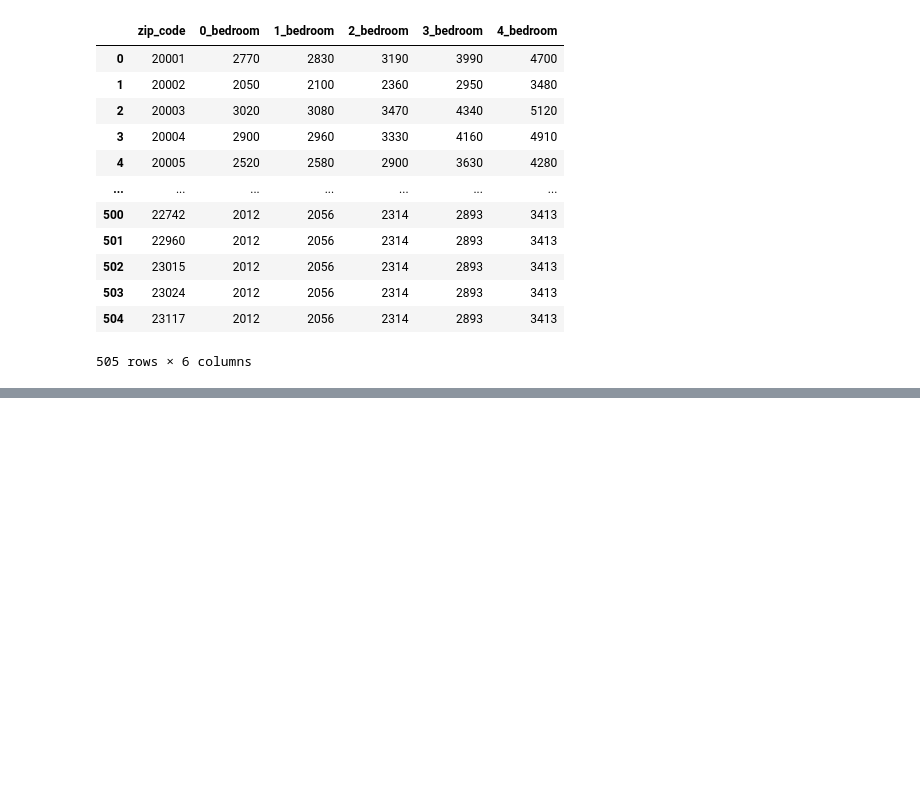
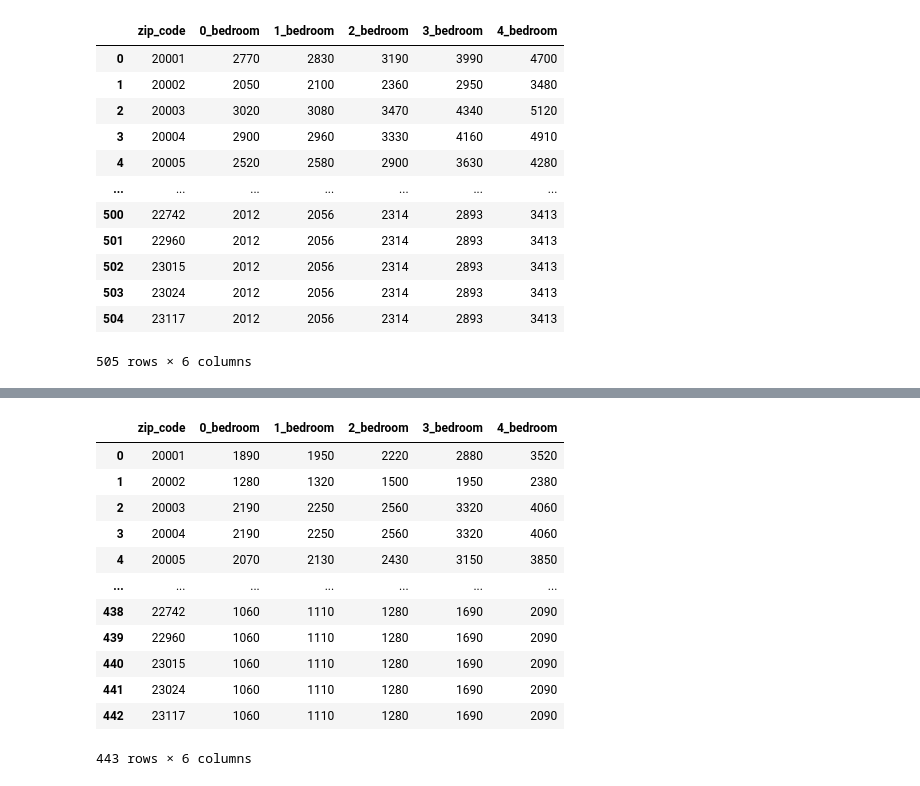
Before and after one commit to aadia1234/CMSC320-Final-Project, a Jupyter notebook: clean_data.ipynb, the cells around one changed output, grey strips where cells are left out. Drawn from its saved outputs; the diff is of its cells as text; code cells hidden in the pictures; blank space fills up the shorter version.

```diff
--- a/clean_data.ipynb
+++ b/clean_data.ipynb
@@ -139,0 +157,28 @@ for df in dfs:
+# %%
+df_2020 = df_2020[df_2020['Areaname20'] == 'Washington-Arlington-Alexandria, DC-VA-MD HUD Metro FMR Area']
+df_2020 = df_2020.rename(columns={
+        'zcta' : 'zip_code',
+        'safmr_0br': '0_bedroom',
+        'safmr_1br': '1_bedroom',
+        'safmr_2br': '2_bedroom',
+        'safmr_3br': '3_bedroom',
+        'safmr_4br': '4_bedroom'
+    })
+df_2020 = df_2020.drop(['CBSASub20', 'Areaname20', 'safmr_0br_90pct_pay_std', 'safmr_0br_110pct_pay_std','safmr_1br_90pct_pay_std',  'safmr_1br_110pct_pay_std', 'safmr_2br_90pct_pay_std',  'safmr_2br_110pct_pay_std', 'safmr_3br_90pct_pay_std', 'safmr_3br_110pct_pay_std', 'safmr_4br_90pct_pay_std', 'safmr_4br_110pct_pay_std'], axis=1)
+df_2020 = df_2020[df_2020['zip_code'] != 88888]
+df_2020 = df_2020.reset_index(drop = True)
+df_2020
+# %% [output]
+|  | zip_code | 0_bedroom | 1_bedroom | 2_bedroom | 3_bedroom | 4_bedroom |
+| 0 | 20001 | 1890 | 1950 | 2220 | 2880 | 3520 |
+| 1 | 20002 | 1280 | 1320 | 1500 | 1950 | 2380 |
+| 2 | 20003 | 2190 | 2250 | 2560 | 3320 | 4060 |
+| 3 | 20004 | 2190 | 2250 | 2560 | 3320 | 4060 |
+| 4 | 20005 | 2070 | 2130 | 2430 | 3150 | 3850 |
+| ... | ... | ... | ... | ... | ... | ... |
+| 438 | 22742 | 1060 | 1110 | 1280 | 1690 | 2090 |
+| 439 | 22960 | 1060 | 1110 | 1280 | 1690 | 2090 |
+| 440 | 23015 | 1060 | 1110 | 1280 | 1690 | 2090 |
+| 441 | 23024 | 1060 | 1110 | 1280 | 1690 | 2090 |
+| 442 | 23117 | 1060 | 1110 | 1280 | 1690 | 2090 |
+443 rows × 6 columns
```
Also changed, not shown: parts of 4 cells of this notebook, 2 other files.
